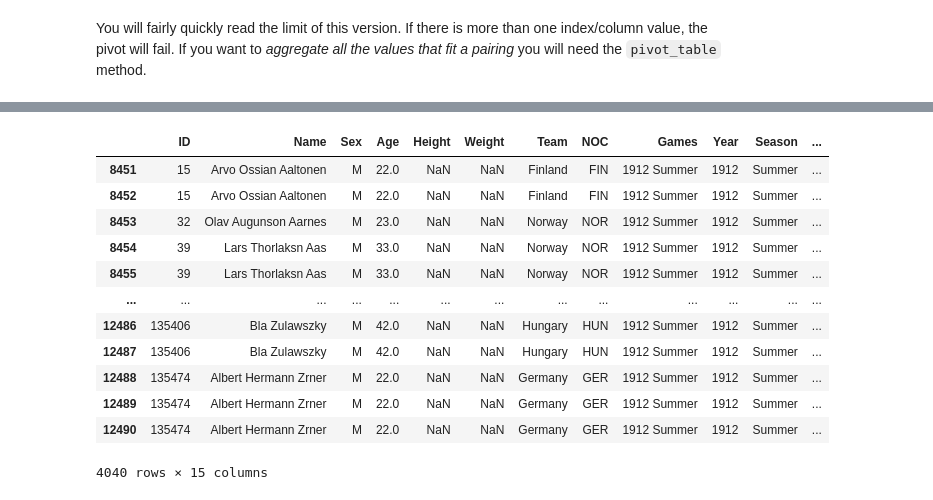
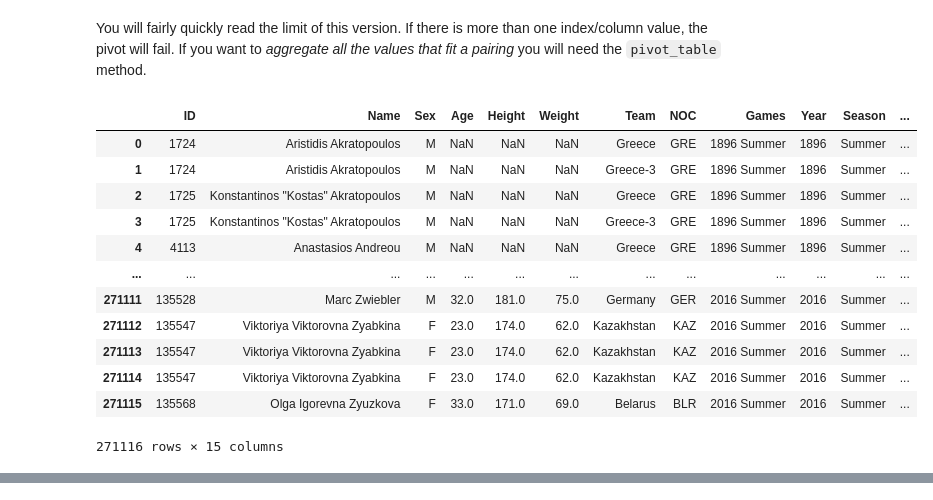
Before and after one commit to altmattr/Excel2Python, a Jupyter notebook: 7-pivots.ipynb, the cells around one changed output, grey strips where cells are left out. Drawn from its saved outputs; the diff is of its cells as text; code cells hidden in the pictures.

```diff
--- a/7-pivots.ipynb
+++ b/7-pivots.ipynb
@@ -76,6 +92,22 @@ hornsby[["Day", "Year", "Month", "Rainfall amount (millimetres)"]].pivot(index=[
 You will fairly quickly read the limit of this version.  If there is more than one index/column value, the pivot will fail.  If you want to _aggregate all the values that fit a pairing_ you will need the `pivot_table` method.
 # %%
 olympics = pd.read_excel("data/fun.xlsx", "athlete_events")
+# %%
+olympics
+# %% [output]
+|  | ID | Name | Sex | Age | Height | Weight | Team | NOC | Games | Year | Season | ... |
+| 0 | 1724 | Aristidis Akratopoulos | M | NaN | NaN | NaN | Greece | GRE | 1896 Summer | 1896 | Summer | ... |
+| 1 | 1724 | Aristidis Akratopoulos | M | NaN | NaN | NaN | Greece-3 | GRE | 1896 Summer | 1896 | Summer | ... |
+| 2 | 1725 | Konstantinos "Kostas" Akratopoulos | M | NaN | NaN | NaN | Greece | GRE | 1896 Summer | 1896 | Summer | ... |
+| 3 | 1725 | Konstantinos "Kostas" Akratopoulos | M | NaN | NaN | NaN | Greece-3 | GRE | 1896 Summer | 1896 | Summer | ... |
+| 4 | 4113 | Anastasios Andreou | M | NaN | NaN | NaN | Greece | GRE | 1896 Summer | 1896 | Summer | ... |
+| ... | ... | ... | ... | ... | ... | ... | ... | ... | ... | ... | ... | ... |
+| 271111 | 135528 | Marc Zwiebler | M | 32.0 | 181.0 | 75.0 | Germany | GER | 2016 Summer | 2016 | Summer | ... |
+| 271112 | 135547 | Viktoriya Viktorovna Zyabkina | F | 23.0 | 174.0 | 62.0 | Kazakhstan | KAZ | 2016 Summer | 2016 | Summer | ... |
+| 271113 | 135547 | Viktoriya Viktorovna Zyabkina | F | 23.0 | 174.0 | 62.0 | Kazakhstan | KAZ | 2016 Summer | 2016 | Summer | ... |
+| 271114 | 135547 | Viktoriya Viktorovna Zyabkina | F | 23.0 | 174.0 | 62.0 | Kazakhstan | KAZ | 2016 Summer | 2016 | Summer | ... |
+| 271115 | 135568 | Olga Igorevna Zyuzkova | F | 33.0 | 171.0 | 69.0 | Belarus | BLR | 2016 Summer | 2016 | Summer | ... |
+271116 rows × 15 columns
 # %%
 olympics.pivot_table(values="Age", index="Name",columns="Games")
 # %% [output]
@@ -93,19 +125,3 @@ olympics.pivot_table(values="Age", index="Name",columns="Games")
 | zzet Safer | NaN | NaN | NaN | NaN | NaN | NaN | NaN | ... |
 | zzet nce | NaN | NaN | NaN | NaN | NaN | NaN | NaN | ... |
 128431 rows × 51 columns
-# %%
-olympics[olympics["Games"] == "1912 Summer"]
-# %% [output]
-|  | ID | Name | Sex | Age | Height | Weight | Team | NOC | Games | Year | Season | ... |
-| 8451 | 15 | Arvo Ossian Aaltonen | M | 22.0 | NaN | NaN | Finland | FIN | 1912 Summer | 1912 | Summer | ... |
-| 8452 | 15 | Arvo Ossian Aaltonen | M | 22.0 | NaN | NaN | Finland | FIN | 1912 Summer | 1912 | Summer | ... |
-| 8453 | 32 | Olav Augunson Aarnes | M | 23.0 | NaN | NaN | Norway | NOR | 1912 Summer | 1912 | Summer | ... |
-| 8454 | 39 | Lars Thorlaksn Aas | M | 33.0 | NaN | NaN | Norway | NOR | 1912 Summer | 1912 | Summer | ... |
-| 8455 | 39 | Lars Thorlaksn Aas | M | 33.0 | NaN | NaN | Norway | NOR | 1912 Summer | 1912 | Summer | ... |
-| ... | ... | ... | ... | ... | ... | ... | ... | ... | ... | ... | ... | ... |
-| 12486 | 135406 | Bla Zulawszky | M | 42.0 | NaN | NaN | Hungary | HUN | 1912 Summer | 1912 | Summer | ... |
-| 12487 | 135406 | Bla Zulawszky | M | 42.0 | NaN | NaN | Hungary | HUN | 1912 Summer | 1912 | Summer | ... |
-| 12488 | 135474 | Albert Hermann Zrner | M | 22.0 | NaN | NaN | Germany | GER | 1912 Summer | 1912 | Summer | ... |
-| 12489 | 135474 | Albert Hermann Zrner | M | 22.0 | NaN | NaN | Germany | GER | 1912 Summer | 1912 | Summer | ... |
-| 12490 | 135474 | Albert Hermann Zrner | M | 22.0 | NaN | NaN | Germany | GER | 1912 Summer | 1912 | Summer | ... |
-4040 rows × 15 columns
```
Also changed, not shown: parts of 8 cells of this notebook, 4 other files.
